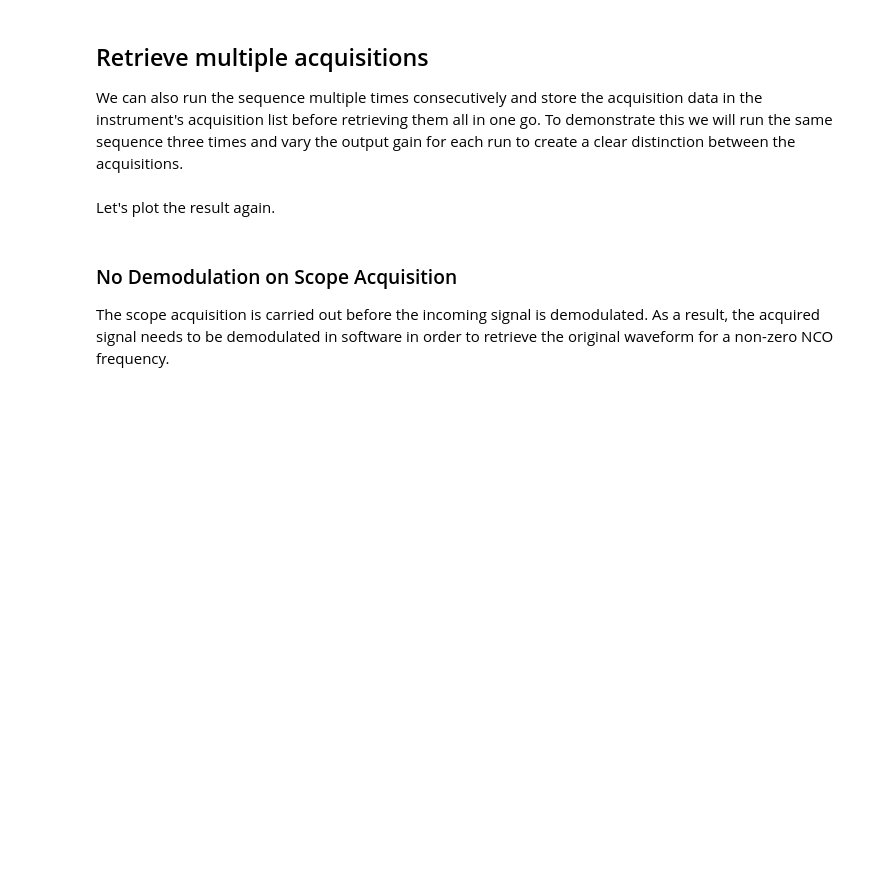
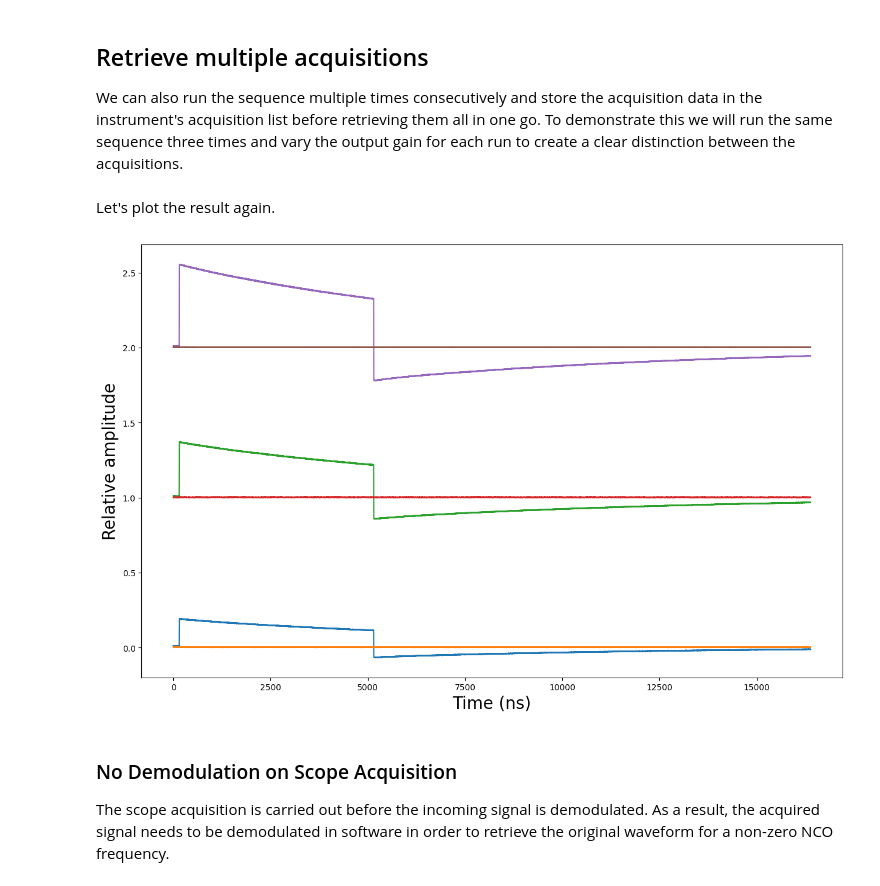
Before and after one commit to mainCSG/QBlox-CSG, a Jupyter notebook: tutorials/scope_acquisition.ipynb, the cells around one changed output. Cells and saved outputs as stored; diff of their text form; code cells hidden in the pictures; blank space fills up the shorter version.

```diff
--- a/tutorials/scope_acquisition.ipynb
+++ b/tutorials/scope_acquisition.ipynb
@@ -279,22 +299,24 @@ Let's plot the result again.
 # %%
 # Plot acquired signals (add acquisition index to separate acquisitions in plot).
 fig, ax = plt.subplots(1, 1, figsize=(15, 15 / 1.61))
 for acq_idx in range(0, 3):
     ax.plot(
         np.array(
-            multiple_acq[f"multiple_{acq_idx}"]["acquisition"]["scope"]["path0"]["data"][130:290]
+            multiple_acq[f"multiple_{acq_idx}"]["acquisition"]["scope"]["path0"]["data"]
         )
         + acq_idx
     )
     ax.plot(
         np.array(
-            multiple_acq[f"multiple_{acq_idx}"]["acquisition"]["scope"]["path1"]["data"][130:290]
+            multiple_acq[f"multiple_{acq_idx}"]["acquisition"]["scope"]["path1"]["data"]
         )
         + acq_idx
     )
     ax.set_xlabel("Time (ns)", fontsize=20)
     ax.set_ylabel("Relative amplitude", fontsize=20)
 plt.show()
+# %% [output]
+[figure, added]
 # %% [markdown]
 ### No Demodulation on Scope Acquisition
 
```
Also changed, not shown: parts of 7 cells of this notebook, 42 other files.
